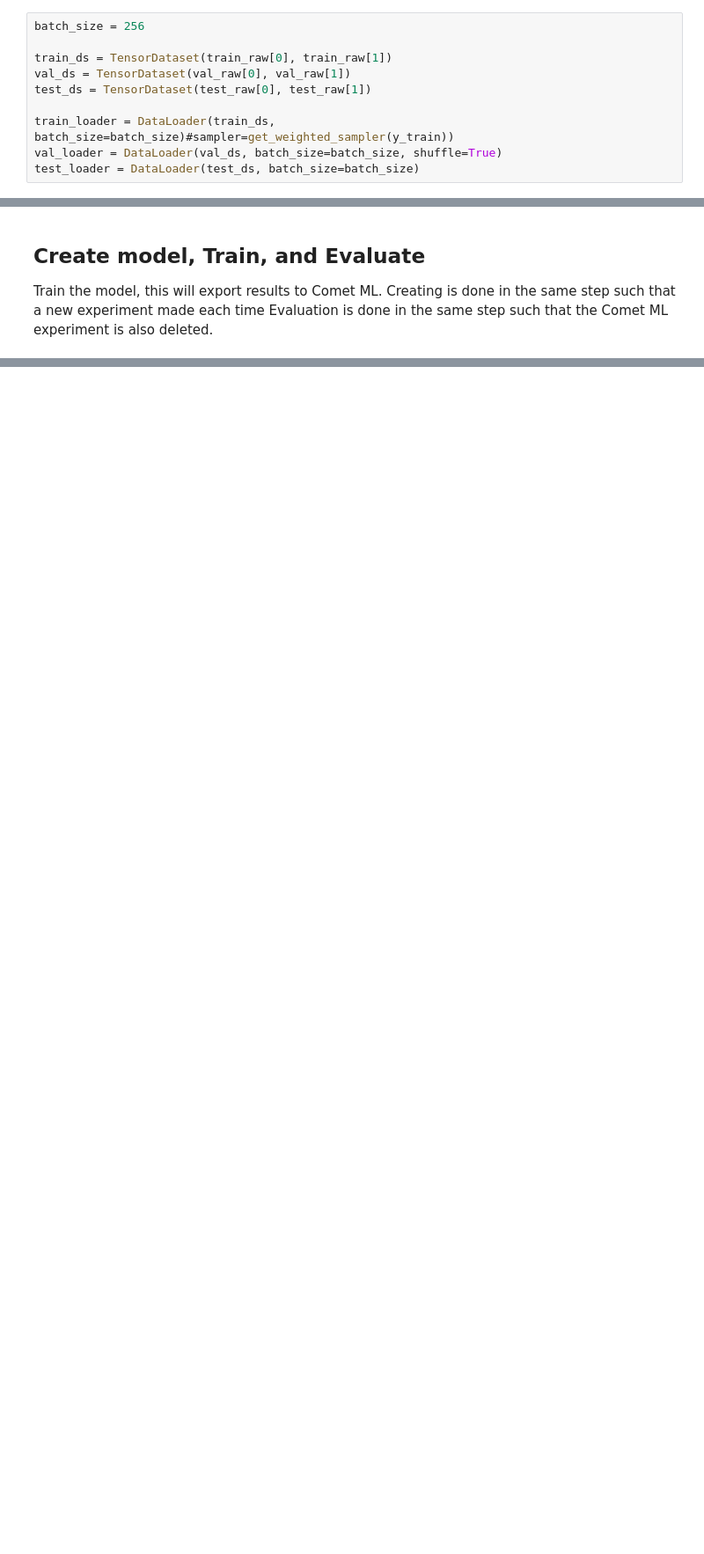
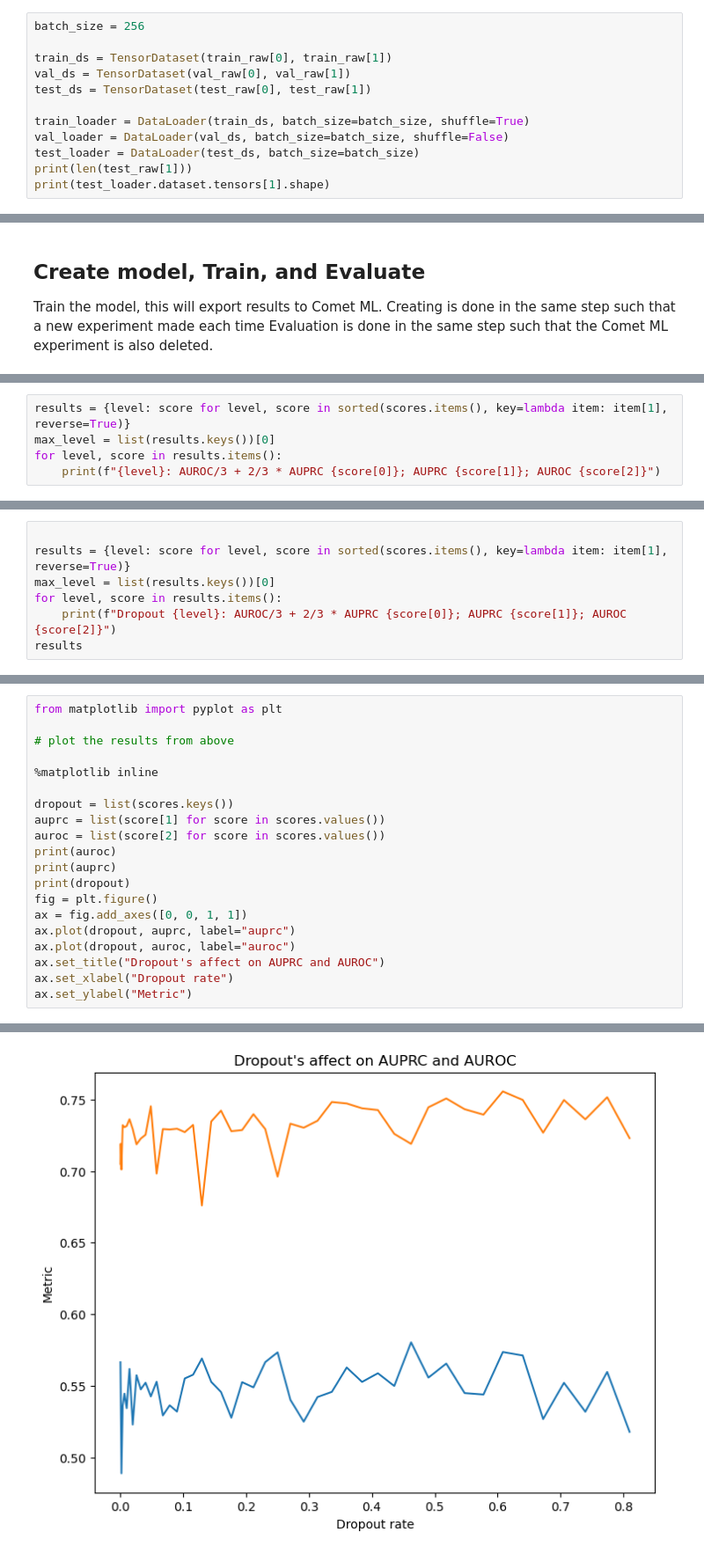
Before and after one commit to SamuelDoud/SAnD, a Jupyter notebook: mortality_training_notebook.ipynb, the cells around one changed output, grey strips where cells are left out. Shown: that part at 88% size. Cells and saved outputs as stored; diff of their text form; blank space fills up the shorter version.

```diff
--- a/mortality_training_notebook.ipynb
+++ b/mortality_training_notebook.ipynb
@@ -83,6 +87,8 @@ train_ds = TensorDataset(train_raw[0], train_raw[1])
 val_ds = TensorDataset(val_raw[0], val_raw[1])
 test_ds = TensorDataset(test_raw[0], test_raw[1])
 
-train_loader = DataLoader(train_ds, batch_size=batch_size)#sampler=get_weighted_sampler(y_train))
-val_loader = DataLoader(val_ds, batch_size=batch_size, shuffle=True)
+train_loader = DataLoader(train_ds, batch_size=batch_size, shuffle=True)
+val_loader = DataLoader(val_ds, batch_size=batch_size, shuffle=False)
 test_loader = DataLoader(test_ds, batch_size=batch_size)
+print(len(test_raw[1]))
+print(test_loader.dataset.tensors[1].shape)
@@ -93,0 +210,5 @@ Evaluation is done in the same step such that the Comet ML experiment is also de
+# %%
+results = {level: score for level, score in sorted(scores.items(), key=lambda item: item[1], reverse=True)}
+max_level = list(results.keys())[0]
+for level, score in results.items():
+    print(f"{level}: AUROC/3 + 2/3 * AUPRC {score[0]}; AUPRC {score[1]}; AUROC {score[2]}")
@@ -145,0 +366,7 @@ Train finished. Accuracy: 0.7372 MSE: 0.2628 AUROC: 0.7336 AUPRC: 0.5346
+# %%
+
+results = {level: score for level, score in sorted(scores.items(), key=lambda item: item[1], reverse=True)}
+max_level = list(results.keys())[0]
+for level, score in results.items():
+    print(f"Dropout {level}: AUROC/3 + 2/3 * AUPRC {score[0]}; AUPRC {score[1]}; AUROC {score[2]}")
+results
@@ -145,0 +408,21 @@ Train finished. Accuracy: 0.7372 MSE: 0.2628 AUROC: 0.7336 AUPRC: 0.5346
+# %%
+from matplotlib import pyplot as plt
+
+# plot the results from above
+
+%matplotlib inline
+
+dropout = list(scores.keys())
+auprc = list(score[1] for score in scores.values())
+auroc = list(score[2] for score in scores.values())
+print(auroc)
+print(auprc)
+print(dropout)
+fig = plt.figure()
+ax = fig.add_axes([0, 0, 1, 1])
+ax.plot(dropout, auprc, label="auprc")
+ax.plot(dropout, auroc, label="auroc")
+ax.set_title("Dropout's affect on AUPRC and AUROC")
+ax.set_xlabel("Dropout rate")
+ax.set_ylabel("Metric")
+# %% [output]
@@ -145,0 +433 @@ Train finished. Accuracy: 0.7372 MSE: 0.2628 AUROC: 0.7336 AUPRC: 0.5346
+[figure, added]
```
Also changed, not shown: parts of 12 cells of this notebook, 5 other files.
